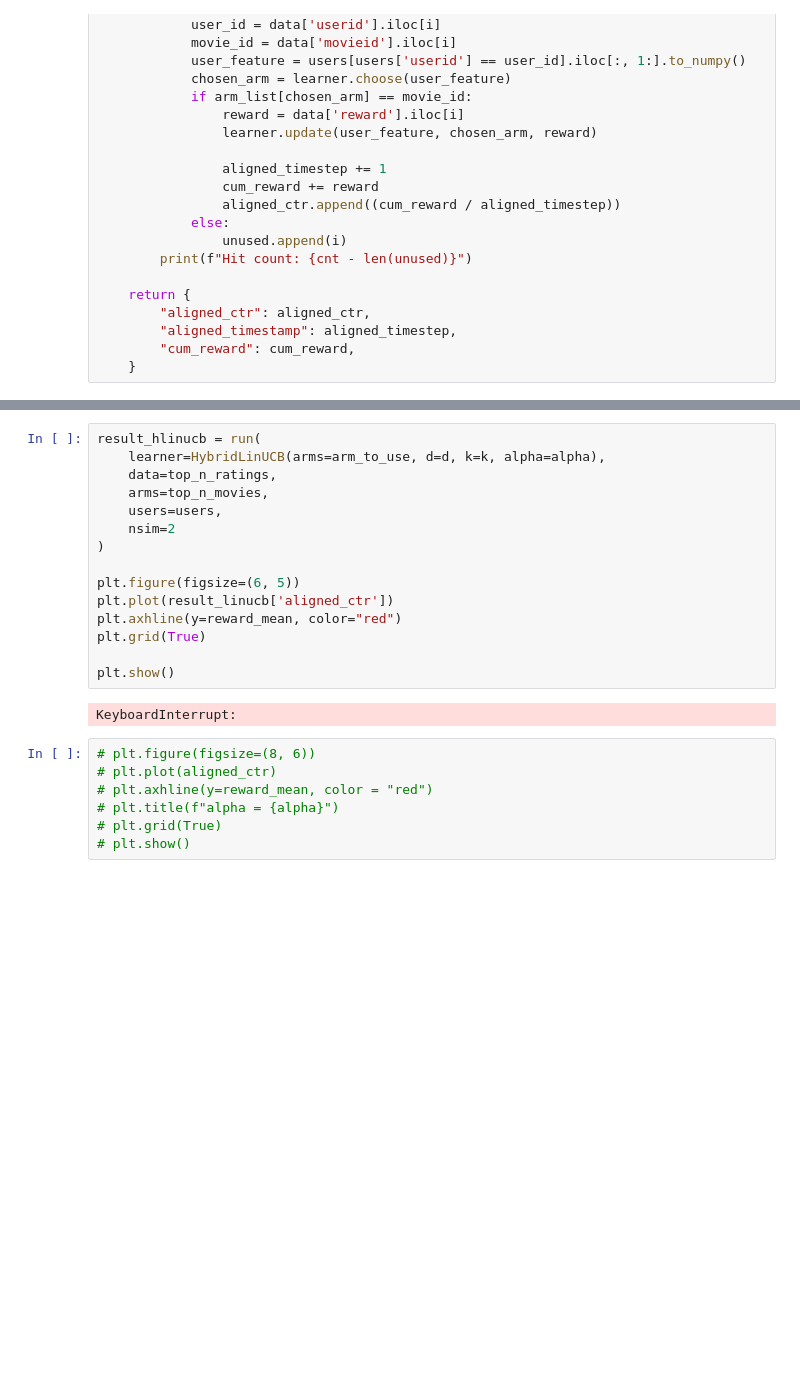
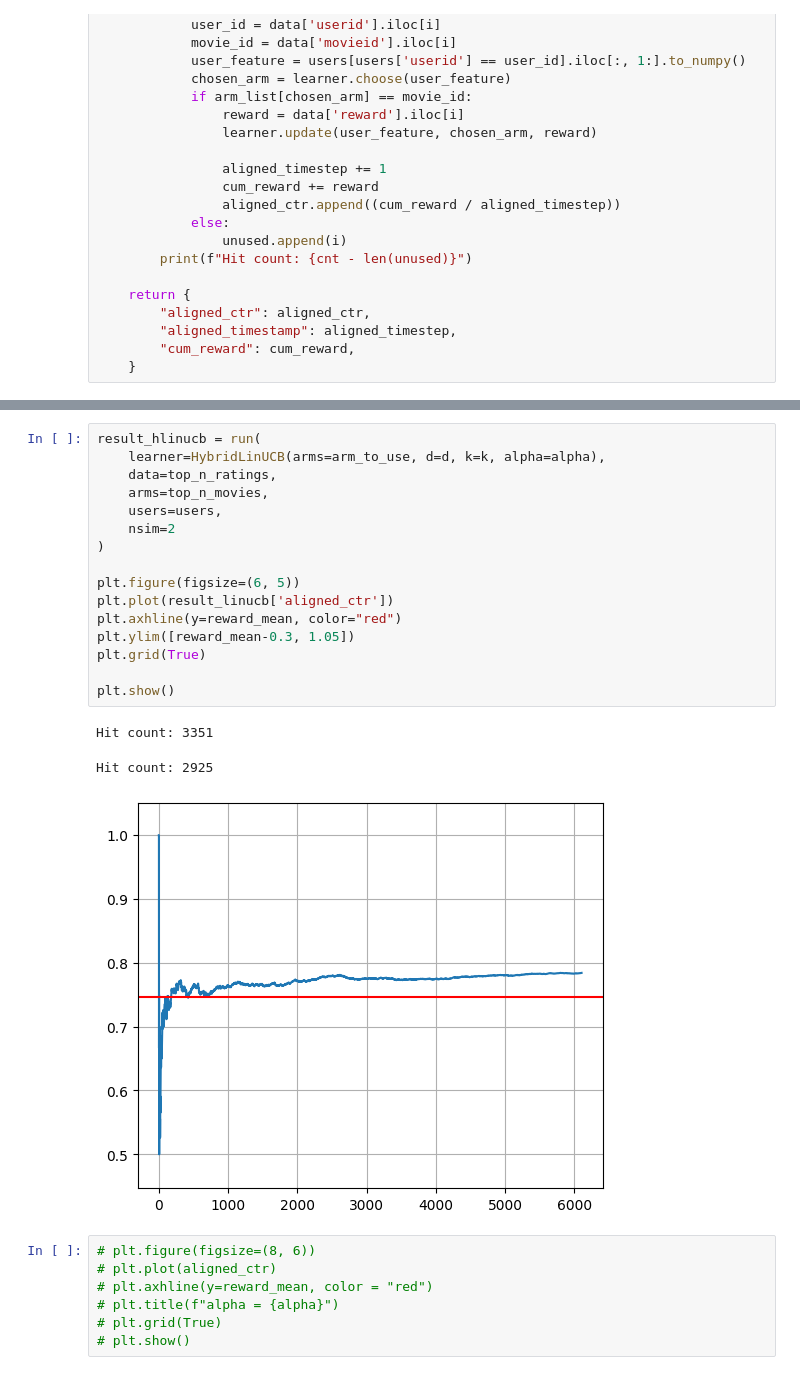
Before and after one commit to sungwoopark95/rl-practice, a Jupyter notebook: bandit/LinUCB/LinUCB_simulation.ipynb, the cells around one changed output, grey strips where cells are left out. Drawn from its saved outputs; the diff is of its cells as text; blank space fills up the shorter version.

```diff
--- a/bandit/LinUCB/LinUCB_simulation.ipynb
+++ b/bandit/LinUCB/LinUCB_simulation.ipynb
@@ -344,20 +346,23 @@ Hit count: 2685
 # %%
 result_hlinucb = run(
     learner=HybridLinUCB(arms=arm_to_use, d=d, k=k, alpha=alpha),
     data=top_n_ratings,
     arms=top_n_movies,
     users=users,
     nsim=2
 )
 
 plt.figure(figsize=(6, 5))
 plt.plot(result_linucb['aligned_ctr'])
 plt.axhline(y=reward_mean, color="red")
+plt.ylim([reward_mean-0.3, 1.05])
 plt.grid(True)
 
 plt.show()
 # %% [output]
-KeyboardInterrupt:
+Hit count: 3351
+Hit count: 2925
+[figure, added]
 # %%
 # plt.figure(figsize=(8, 6))
 # plt.plot(aligned_ctr)
```
Also changed, not shown: parts of 3 cells of this notebook, 8 other files.
